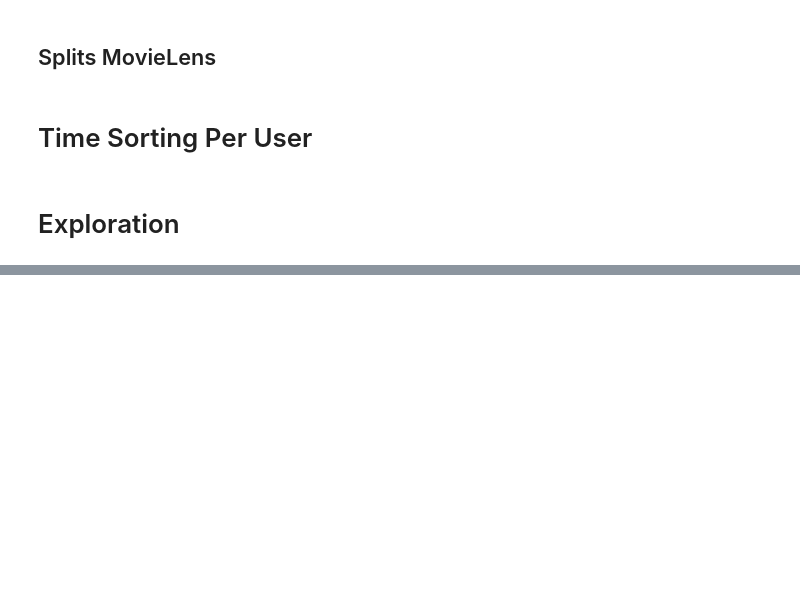
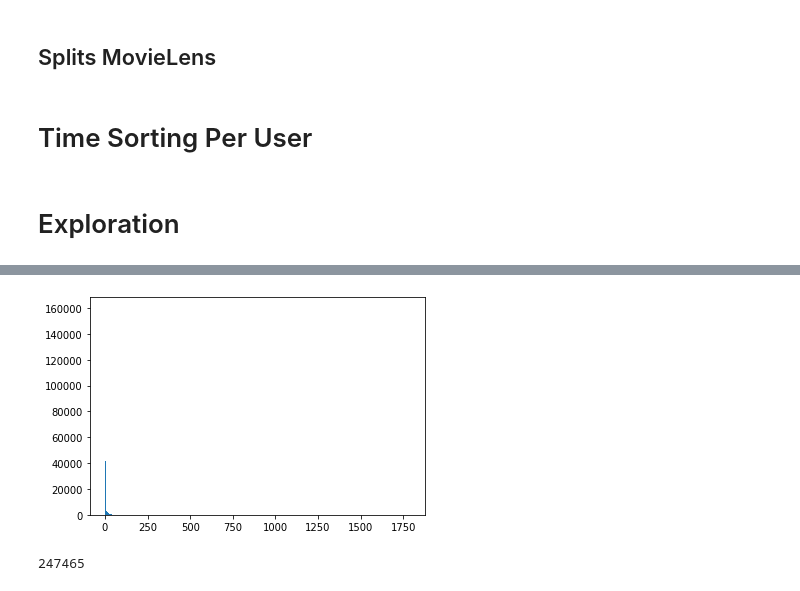
Before and after one commit to ROpdam/recommender_comparison, a Jupyter notebook: data_used.ipynb, the cells around one changed output, grey strips where cells are left out. Saved outputs shown, nothing was run; the diff lists cells and outputs as text; code cells hidden in the pictures; blank space fills up the shorter version.

```diff
--- a/data_used.ipynb
+++ b/data_used.ipynb
@@ -423,0 +250,11 @@ upper_quarter_users.to_pickle(path + data_path + 'Amazon/Amazon_up_quarter_users
+# %%
+am['item_id'] = am.item.astype('category').cat.codes
+am['user_id'] = am.user.astype('category').cat.codes
+# %%
+item_counts_ml = ml.groupby('item_id')['user_id'].count().sort_values(ascending=False)
+item_counts_am = am.groupby('item_id')['user_id'].count().sort_values(ascending=False)
+# %%
+plt.hist(item_counts_am, bins=1000)
+plt.show()
+# %% [output]
+[figure, added]
@@ -423,0 +263,4 @@ upper_quarter_users.to_pickle(path + data_path + 'Amazon/Amazon_up_quarter_users
+# %%
+len(item_counts_am)
+# %% [output]
+247465
```
Also changed, not shown: parts of 56 cells of this notebook.
